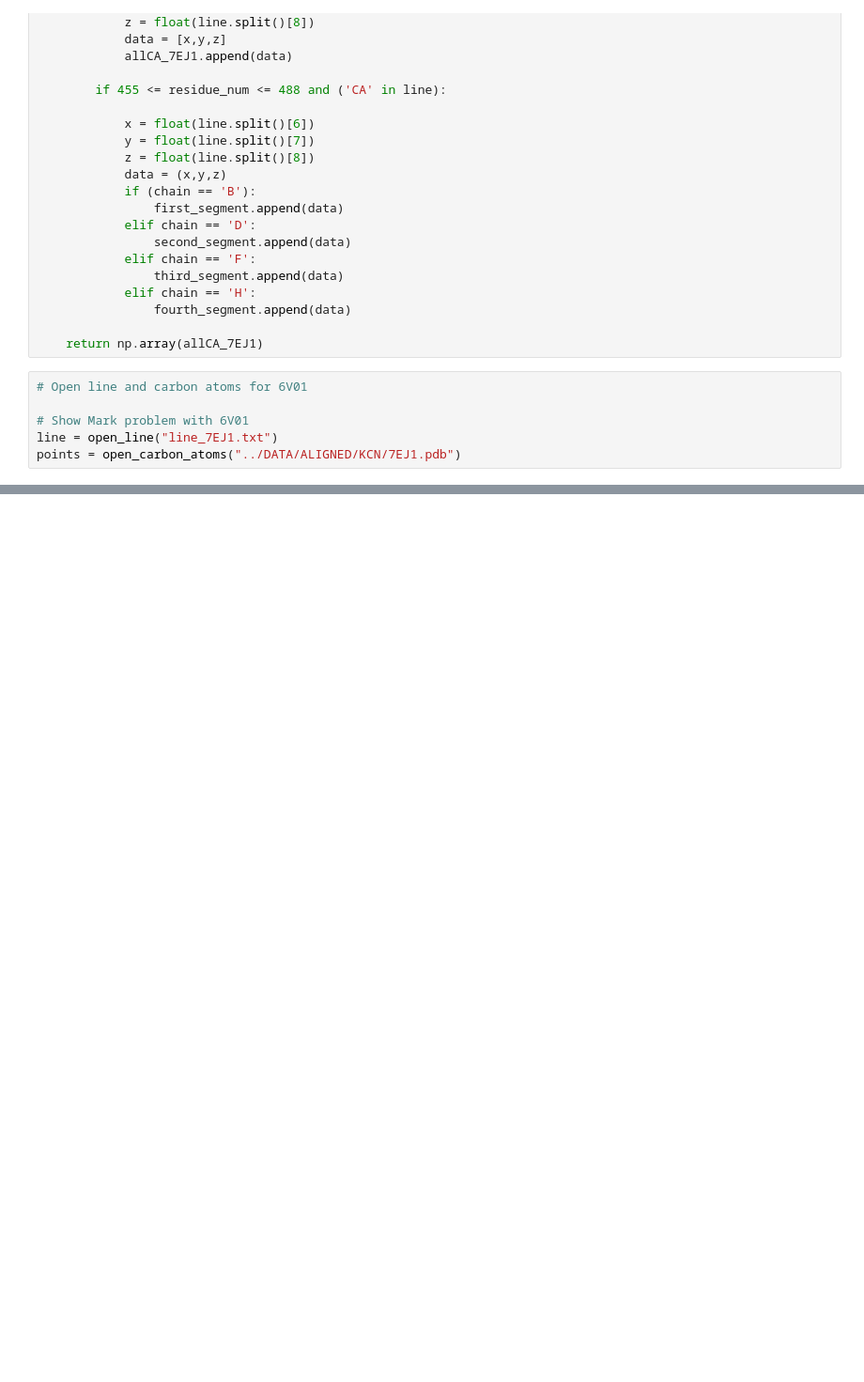
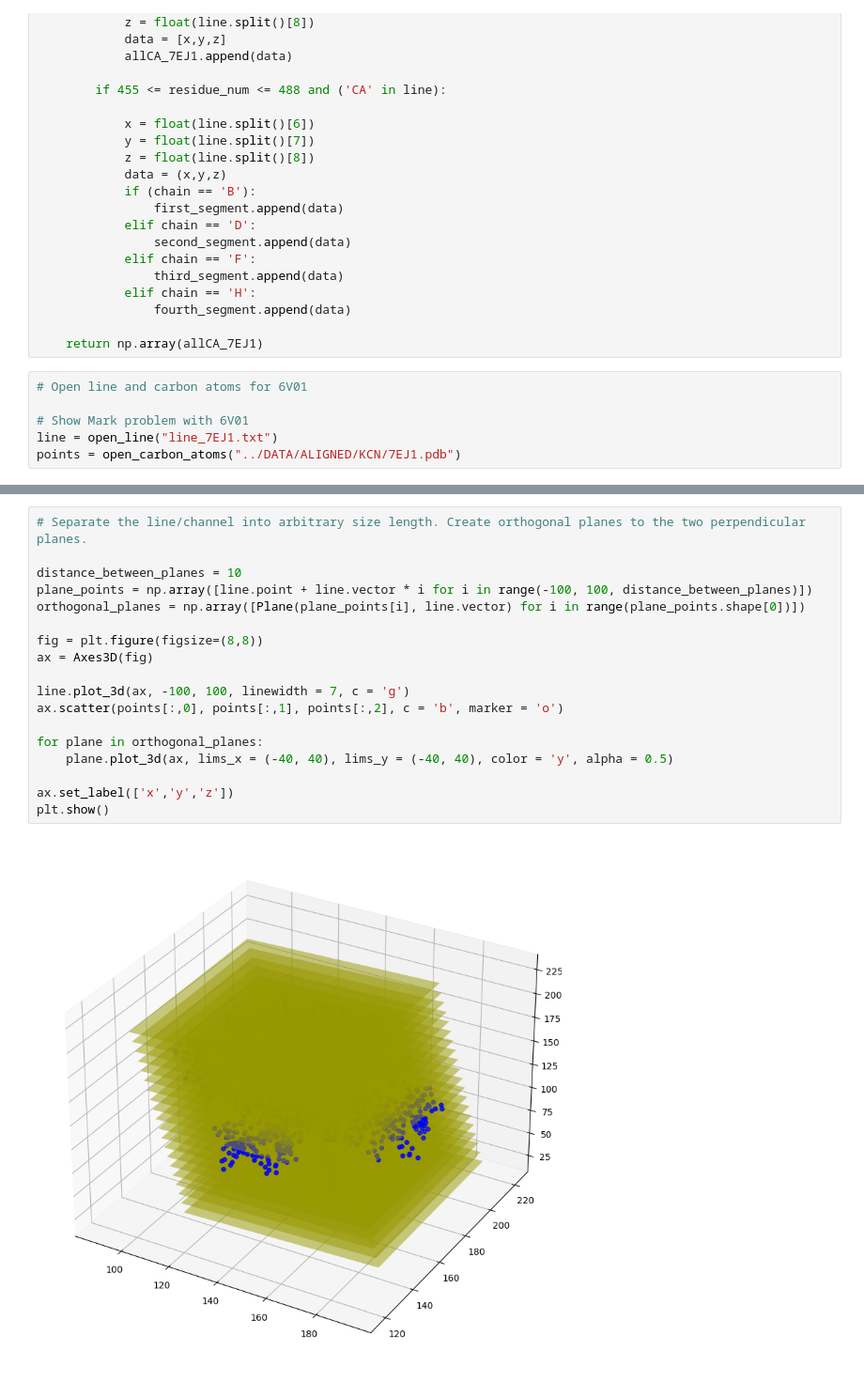
Before and after one commit to jackkellerk/cse407, a Jupyter notebook: UTIL/featureExtraction.ipynb, the cells around one changed output, grey strips where cells are left out. Shown at 94% size. Saved outputs shown, nothing was run; the diff lists cells and outputs as text; blank space fills up the shorter version.

```diff
--- a/UTIL/featureExtraction.ipynb
+++ b/UTIL/featureExtraction.ipynb
@@ -94,4 +94,24 @@ ax.set_label(['x','y','z'])
 plt.show()
 # %% [output]
 [figure]
+# %%
+# Separate the line/channel into arbitrary size length. Create orthogonal planes to the two perpendicular planes.
+
+distance_between_planes = 10
+plane_points = np.array([line.point + line.vector * i for i in range(-100, 100, distance_between_planes)])
+orthogonal_planes = np.array([Plane(plane_points[i], line.vector) for i in range(plane_points.shape[0])])
+
+fig = plt.figure(figsize=(8,8))
+ax = Axes3D(fig)
+
+line.plot_3d(ax, -100, 100, linewidth = 7, c = 'g')
+ax.scatter(points[:,0], points[:,1], points[:,2], c = 'b', marker = 'o')
+
+for plane in orthogonal_planes:
+    plane.plot_3d(ax, lims_x = (-40, 40), lims_y = (-40, 40), color = 'y', alpha = 0.5)
+
+ax.set_label(['x','y','z'])
+plt.show()
+# %% [output]
+[figure, added]
 # %%
```
Also changed, not shown: parts of 7 cells of this notebook.
